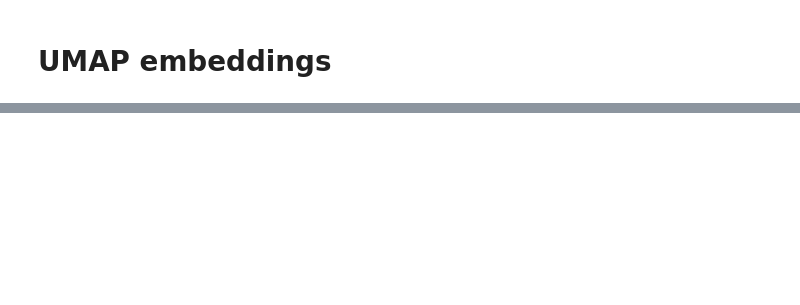
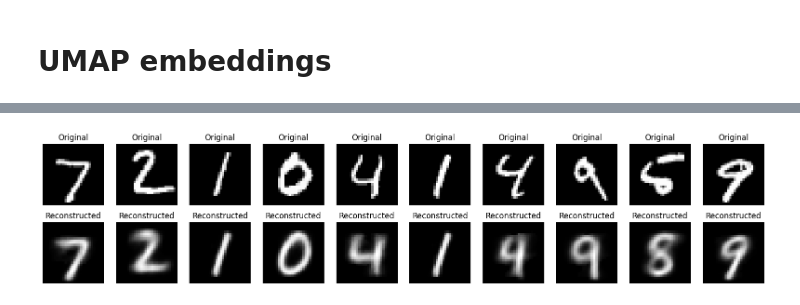
Before and after one commit to adrianlopezlanchares/umap-autoencoder, a Jupyter notebook: notebooks/umap-autoencoder-mnist.ipynb, the cells around one changed output, grey strips where cells are left out. Drawn from its saved outputs; the diff is of its cells as text; code cells hidden in the pictures; blank space fills up the shorter version.

```diff
--- a/notebooks/umap-autoencoder-mnist.ipynb
+++ b/notebooks/umap-autoencoder-mnist.ipynb
@@ -59,0 +80,4 @@ plt.show()
+# %%
+input_dim = flat_full_images.shape[1]
+autoencoder = MNISTAutoencoder(input_dim=input_dim, embedding_dim=embedding_dim)
+print(autoencoder)
@@ -59,0 +102,18 @@ plt.show()
+# %%
+# Train
+criterion = UMAPAutoencoderLoss(reconstruction_weight=0.5, umap_weight=0.5)
+optimizer = torch.optim.Adam(autoencoder.parameters(), lr=1e-3)
+
+device = torch.device("cuda" if torch.cuda.is_available() else "cpu")
+device = torch.device("mps" if torch.backends.mps.is_available() else device)
+
+num_epochs = 20
+
+train_autoencoder_with_umap(
+    model=autoencoder,
+    dataloader=train_loader,
+    criterion=criterion,
+    optimizer=optimizer,
+    num_epochs=num_epochs,
+    device=device,
+)
@@ -59,0 +138,25 @@ plt.show()
+# %%
+# Plot example image and reconstructions
+autoencoder.eval()
+with torch.no_grad():
+    sample_images, _ = next(iter(test_loader))
+    sample_images = sample_images.to(device).float()
+    reconstructed = autoencoder(sample_images).cpu().numpy()
+    sample_images = sample_images.cpu().numpy()
+    n = 10
+    plt.figure(figsize=(20, 4))
+    for i in range(n):
+        # Original
+        ax = plt.subplot(2, n, i + 1)
+        plt.imshow(sample_images[i].reshape(28, 28), cmap="gray")
+        plt.title("Original")
+        plt.axis("off")
+
+        # Reconstructed
+        ax = plt.subplot(2, n, i + 1 + n)
+        plt.imshow(reconstructed[i].reshape(28, 28), cmap="gray")
+        plt.title("Reconstructed")
+        plt.axis("off")
+    plt.show()
+# %% [output]
+[figure, added]
```
Also changed, not shown: parts of 10 cells of this notebook, 4 other files.
